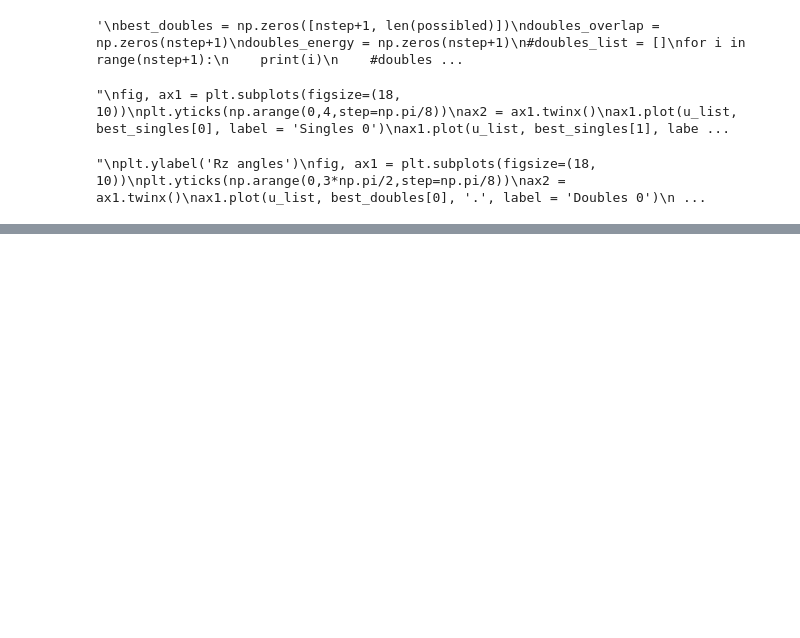
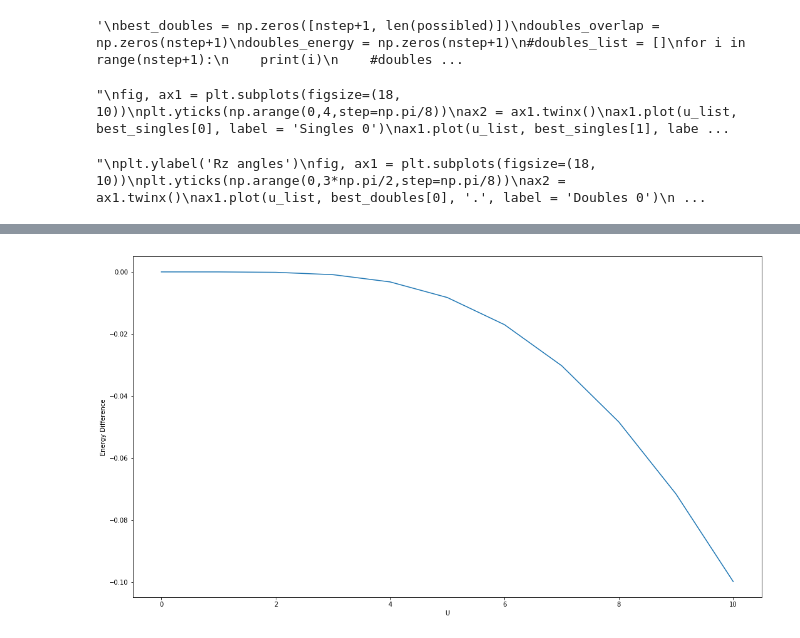
Before and after one commit to haclep/qcomputing, a Jupyter notebook: UCC/Optimizer.ipynb, the cells around one changed output, grey strips where cells are left out. Saved outputs shown, nothing was run; the diff lists cells and outputs as text; code cells hidden in the pictures; blank space fills up the shorter version.

```diff
--- a/UCC/Optimizer.ipynb
+++ b/UCC/Optimizer.ipynb
@@ -401,0 +721,22 @@ array([[ 0.00000000e+00, -3.53249156e-18, -8.08663465e-18,
+# %%
+exact_psi_doubles = []
+for i in range(len(u_list)):
+    exact_psi_doubles.append(np.dot(appdb(exact_angles[i]), uccket))
+# %%
+exact_variational_energy = []
+for i in range((len(u_list))):
+    exact_variational_energy.append(np.dot(exact_psi_doubles[i], np.dot(hamm(u_list[i]), exact_psi_doubles[i]))) #/ LA.norm(new_psi_doubles[i]))
+
+exact_difference = []
+for i in range(len(ge)):
+    exact_difference.append(ge[i] - exact_variational_energy[i])
+
+fig, ax1 = plt.subplots(figsize=(18, 10))
+ax1.plot(u_list, exact_difference)
+ax1.set_ylabel('Energy Difference')
+ax1.set_xlabel('U')
+#plt.ylim((-0.00001, 0.0001))
+#plt.legend()
+plt.show()
+# %% [output]
+[figure, added]
```
Also changed, not shown: parts of 51 cells of this notebook.
